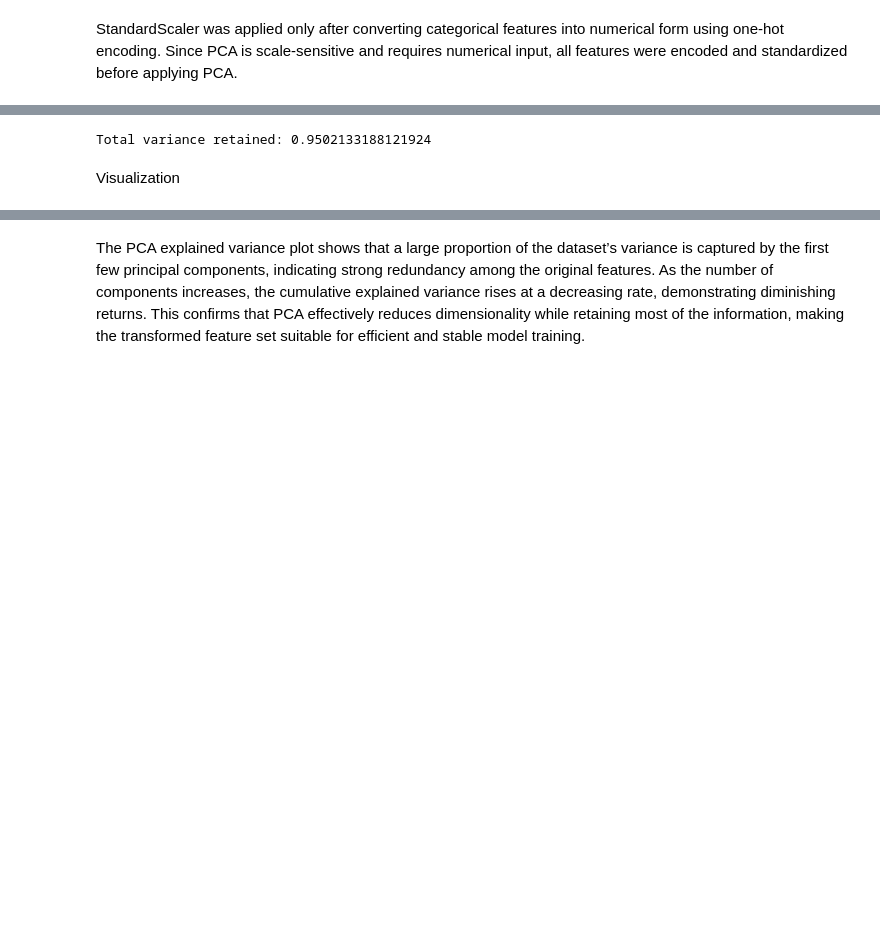
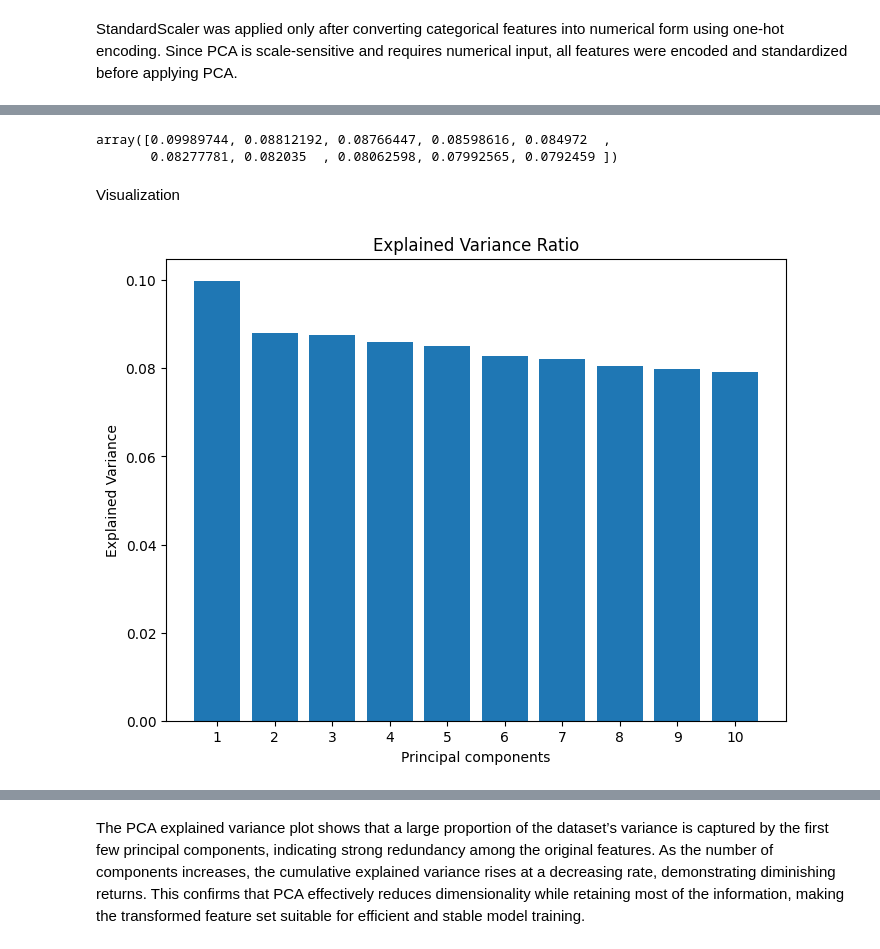
Before and after one commit to Annex-Ogeya/ADVANCED_MACHINE_LEARNING, a Jupyter notebook: Week1_project.ipynb, the cells around one changed output, grey strips where cells are left out. Saved outputs shown, nothing was run; the diff lists cells and outputs as text; code cells hidden in the pictures; blank space fills up the shorter version.

```diff
--- a/Week1_project.ipynb
+++ b/Week1_project.ipynb
@@ -235,11 +256,23 @@ Reduced number of features: 2319
 # %%
 # explained variance ratio
-explained_variance = pca.explained_variance_ratio_
-print("Total variance retained:", explained_variance.sum())
+pca.explained_variance_ratio_*100
 # %% [output]
-Total variance retained: 0.9502133188121924
+array([0.09989744, 0.08812192, 0.08766447, 0.08598616, 0.084972  ,
+       0.08277781, 0.082035  , 0.08062598, 0.07992565, 0.0792459 ])
 # %% [markdown]
 Visualization
+# %%
+# Plot the explained Variance
+plt.figure(figsize=(8,6))
+#_values = np.arange(pca.n_components_) + 1
+plt.bar(range(1, len(pca.explained_variance_ratio_) + 1), pca.explained_variance_ratio_*100)
+plt.xlabel("Principal components")
+plt.ylabel("Explained Variance")
+plt.title("Explained Variance Ratio")
+plt.xticks(range(1, len(pca.explained_variance_ratio_) + 1))
+plt.show()
+# %% [output]
+[figure, added]
 # %%
 import matplotlib.pyplot as plt
 
```
Also changed, not shown: parts of 43 cells of this notebook.
